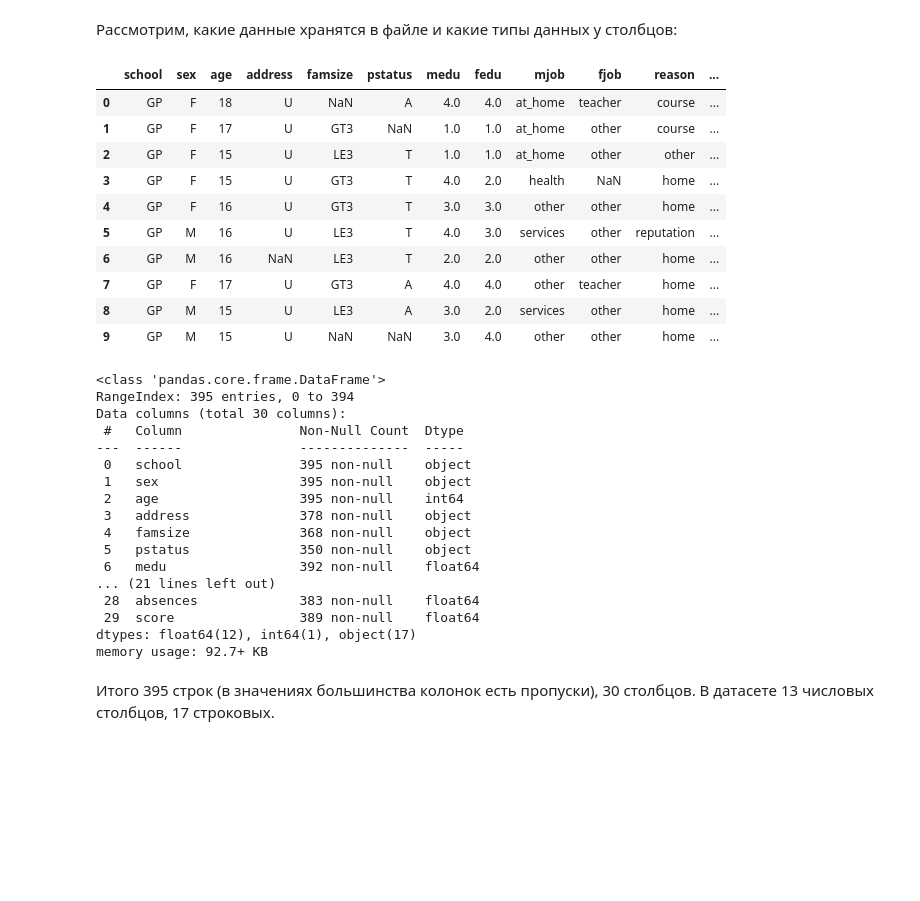
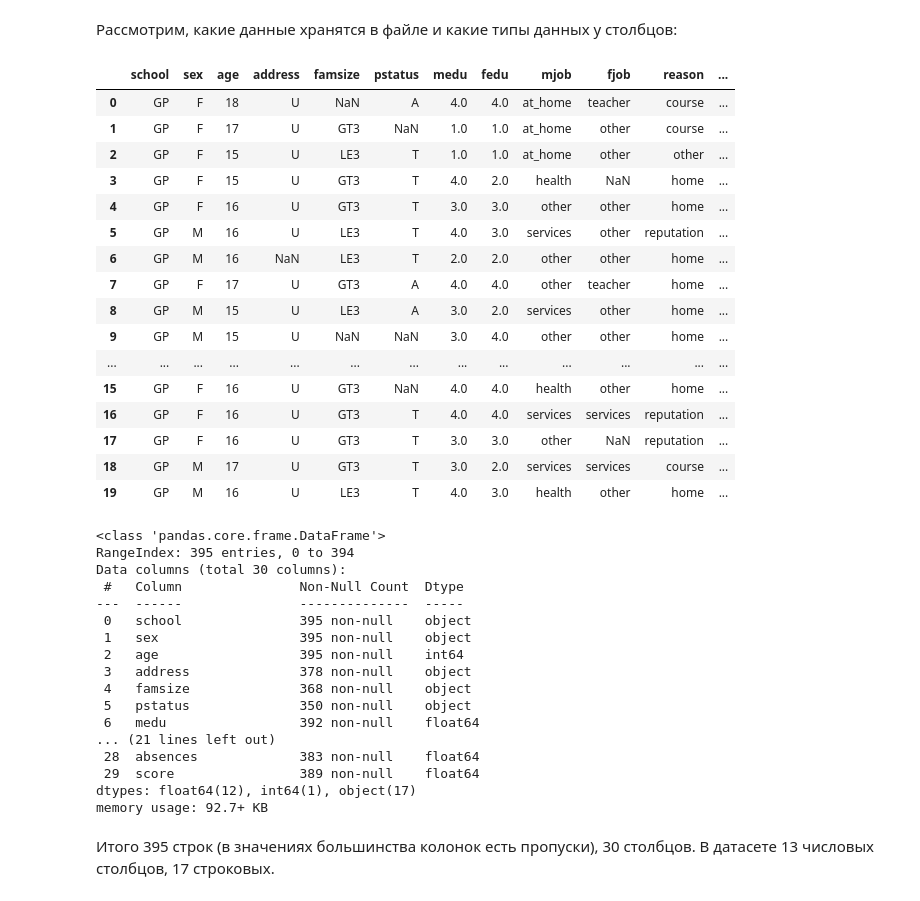
Before and after one commit to mshashanov/skillfactory_rds, a Jupyter notebook: module_2/eda_stud_math.ipynb, the cells around one changed output. Saved outputs shown, nothing was run; the diff lists cells and outputs as text; code cells hidden in the pictures; blank space fills up the shorter version.

```diff
--- a/module_2/eda_stud_math.ipynb
+++ b/module_2/eda_stud_math.ipynb
@@ -21,20 +21,26 @@ df.columns = [col.lower() for col in df.columns]
 # %% [markdown]
 Рассмотрим, какие данные хранятся в файле и какие типы данных у столбцов:
 # %%
-display(df.head(10))
+display(df.head(20))
 df.info()
 # %% [output]
 |  | school | sex | age | address | famsize | pstatus | medu | fedu | mjob | fjob | reason | ... |
 | 0 | GP | F | 18 | U | NaN | A | 4.0 | 4.0 | at_home | teacher | course | ... |
 | 1 | GP | F | 17 | U | GT3 | NaN | 1.0 | 1.0 | at_home | other | course | ... |
 | 2 | GP | F | 15 | U | LE3 | T | 1.0 | 1.0 | at_home | other | other | ... |
 | 3 | GP | F | 15 | U | GT3 | T | 4.0 | 2.0 | health | NaN | home | ... |
 | 4 | GP | F | 16 | U | GT3 | T | 3.0 | 3.0 | other | other | home | ... |
 | 5 | GP | M | 16 | U | LE3 | T | 4.0 | 3.0 | services | other | reputation | ... |
 | 6 | GP | M | 16 | NaN | LE3 | T | 2.0 | 2.0 | other | other | home | ... |
 | 7 | GP | F | 17 | U | GT3 | A | 4.0 | 4.0 | other | teacher | home | ... |
 | 8 | GP | M | 15 | U | LE3 | A | 3.0 | 2.0 | services | other | home | ... |
 | 9 | GP | M | 15 | U | NaN | NaN | 3.0 | 4.0 | other | other | home | ... |
+| ... | ... | ... | ... | ... | ... | ... | ... | ... | ... | ... | ... | ... |
+| 15 | GP | F | 16 | U | GT3 | NaN | 4.0 | 4.0 | health | other | home | ... |
+| 16 | GP | F | 16 | U | GT3 | T | 4.0 | 4.0 | services | services | reputation | ... |
+| 17 | GP | F | 16 | U | GT3 | T | 3.0 | 3.0 | other | NaN | reputation | ... |
+| 18 | GP | M | 17 | U | GT3 | T | 3.0 | 2.0 | services | services | course | ... |
+| 19 | GP | M | 16 | U | LE3 | T | 4.0 | 3.0 | health | other | home | ... |
 <class 'pandas.core.frame.DataFrame'>
 RangeIndex: 395 entries, 0 to 394
 Data columns (total 30 columns):
```
Also changed, not shown: parts of 53 cells of this notebook.
